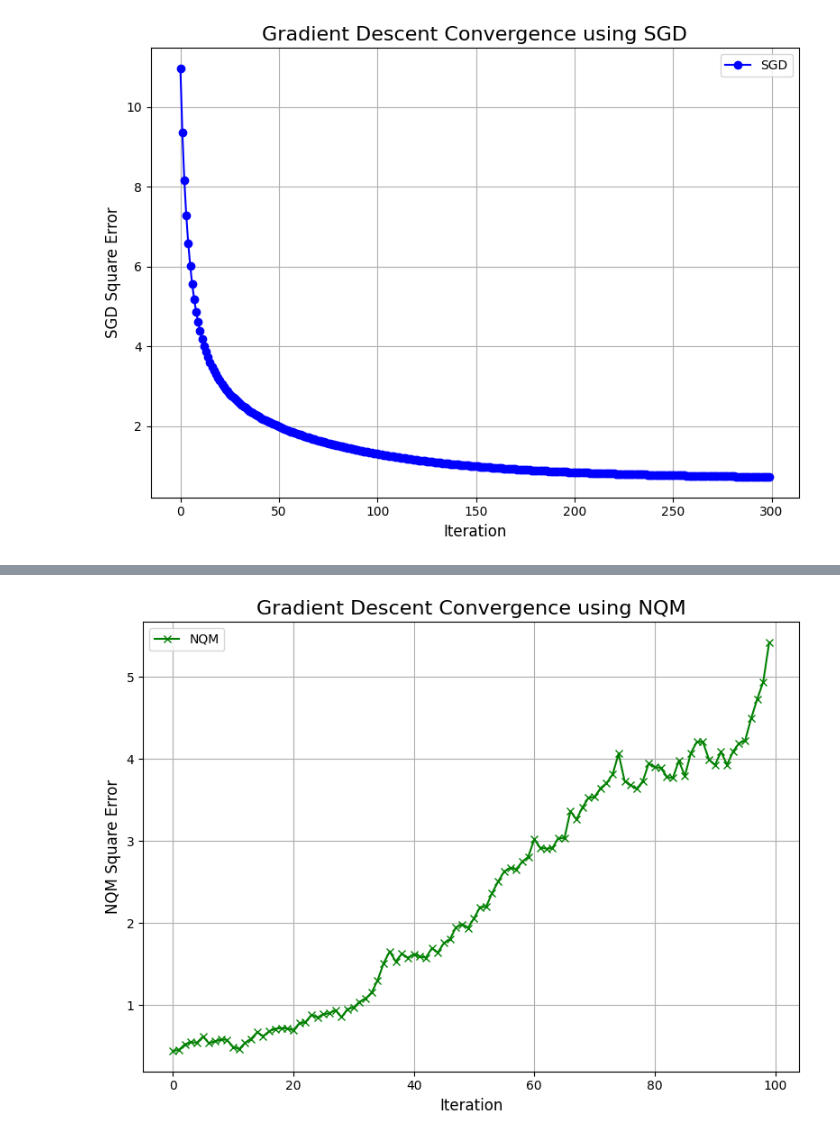
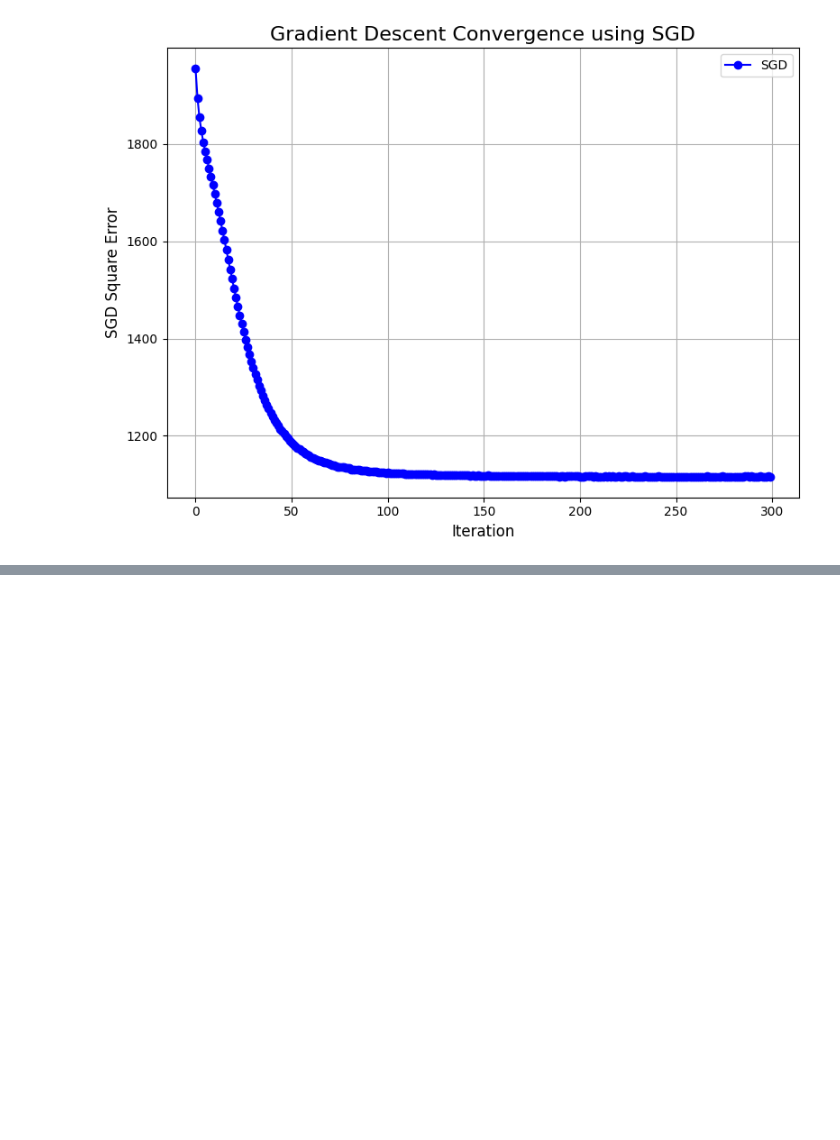
Before and after one commit to Lexaun-chen/STAT-4830-Group-Project, a Jupyter notebook: notebooks/Matrix_Completion_with_SGD_and_NQM.ipynb, the cells around one changed output, grey strips where cells are left out. Cells and saved outputs as stored; diff of their text form; code cells hidden in the pictures; blank space fills up the shorter version.

```diff
--- a/notebooks/Matrix_Completion_with_SGD_and_NQM.ipynb
+++ b/notebooks/Matrix_Completion_with_SGD_and_NQM.ipynb
@@ -384,0 +399,3 @@ NQM Completed Matrix (X_comp):
+# %%
+    df = summarize_results(results, X_original=X, scaled=True)
+    plot_error_bars(df)
@@ -390,7 +426,7 @@ if __name__ == "__main__":
     np.random.seed(1)
 
     # Define matrix dimensions and rank
-    n1, n2, r = 20, 20, 3  # Generate a 20x20 low-rank matrix with rank 3
+    n1, n2, r = 500, 500, 10  # Generate a 100x100 low-rank matrix with rank 3
 
     # Generate a low-rank matrix M
     M = np.random.randn(n1, r) @ np.random.randn(r, n2)
@@ -405,7 +441,7 @@ if __name__ == "__main__":
     data = M.flatten()[Omega]
 
     # Optional: Add noise to simulate real-world data
-    sigma_noise = 0.01  # Noise variance
+    sigma_noise = 1e-6  # Noise variance
     data += sigma_noise * np.random.randn(*data.shape)
 
     # Create the incomplete matrix X with missing values
@@ -417,18 +453,17 @@ if __name__ == "__main__":
     # Scale the data to the range [0, 1] for the non-nan values
     X_scaled = X / np.nanmax(X)
 
-    print("\nOriginal Matrix (with Nans):")
-    print(X)
+    # print("\nOriginal Matrix (with Nans):")
+    # print(X)
 
-    print("\nScaled Matrix (with Nans):")
-    print(X_scaled, "\n")
+    # print("\nScaled Matrix (with Nans):")
+    # print(X_scaled, "\n")
 
     np.random.seed(1)
 
 
-
     #1. Apply SGD
-    mf_sgd = MF(X_scaled, k=2, alpha=0.01, beta=0.1, iterations=300)
+    mf_sgd = MF(X_scaled, k=10, alpha=0.01, beta=0.1, iterations=300)
     sgd_training_process = mf_sgd.train()
 
     # Unscale the predicted matrix to the original scale
@@ -438,10 +473,10 @@ if __name__ == "__main__":
     sgd_X_comp = sgd_X_comp_scaled * np.nanmax(X)
     sgd_X_hat = sgd_X_hat_scaled * np.nanmax(X)
 
-    print("\nSGD Predicted Matrix (X_hat):")
-    print(sgd_X_hat)
-    print("\nSGD Completed Matrix (X_comp):")
-    print(sgd_X_comp)
+    # print("\nSGD Predicted Matrix (X_hat):")
+    # print(sgd_X_hat)
+    # print("\nSGD Completed Matrix (X_comp):")
+    # print(sgd_X_comp)
 
     # Plot the error over iterations
     sgd_iterations, sgd_errors = zip(*sgd_training_process)
@@ -460,35 +495,27 @@ if __name__ == "__main__":
 
 
     # 2. Apply NQM-based Matrix Factorization
-    mf_nqm = MF_NQM(X_scaled, k=3, alpha=0.001, beta=0.1, iterations=100, noise_var=0.001)
-    nqm_training_process = mf_nqm.train()
 
-    # Unscale the predicted matrix to the original scale
-    nqm_X_hat_scaled = mf_nqm.full_matrix()
+    strategy_configs = {
+        "vanilla": {"alpha": 5e-4, "beta": 0.05, "noise_var": 1e-6},
+        "momentum": {"alpha": 5e-4, "beta": 0.05, "noise_var": 1e-6, "momentum": 0.9},
+        "ema": {"alpha": 5e-4, "beta": 0.05, "noise_var": 1e-6, "ema_beta": 0.9}
+    }
 
-    # Replace NaN values in the scaled matrix
-    nqm_X_comp_scaled = mf_nqm.replace_nan(nqm_X_hat_scaled)
+    results = train_multiple_strategies(X_scaled, k=10, iterations=300, strategy_configs=strategy_configs)
 
-    # Rescale the completed matrix back to the original range
-    nqm_X_comp = nqm_X_comp_scaled * np.nanmax(X)
-    nqm_X_hat = nqm_X_hat_scaled * np.nanmax(X)
-
-    print("\nNQM Predicted Matrix (X_hat):")
-    print(nqm_X_hat)
-    print("\nNQM Completed Matrix (X_comp):")
-    print(nqm_X_comp)
-
-    # Extract iteration counts and corresponding errors
-    nqm_iterations, nqm_errors = zip(*nqm_training_process)
-
-    # Plot the error convergence over iterations
-    plt.figure(figsize=(8, 6))
-    plt.plot(nqm_iterations, nqm_errors, marker='x', linestyle='-', color='g', label='NQM')
-    plt.title('Gradient Descent Convergence using NQM', fontsize=16)
-    plt.xlabel('Iteration', fontsize=12)
-    plt.ylabel('NQM Square Error', fontsize=12)
+    plt.figure(figsize=(10, 6))
+    for strategy, result in results.items():
+        iters, errors = zip(*result["history"])
+        plt.plot(iters, errors, label=strategy.capitalize())
+    plt.xlabel("Iteration")
+    plt.ylabel("MSE")
+    plt.title("MF-NQM Training Loss Comparison (Large Scale)")
     plt.grid(True)
-    plt.legend(fontsize=10)
+    plt.legend()
     plt.tight_layout()
     plt.show()
+
+    df = summarize_results(results, X_original=X, scaled=True)
+    plot_error_bars(df)
 # %% [output]
@@ -512 +538 @@ Original Matrix (with Nans):
-[figure, old version]
+[figure, new version]
@@ -530 +555,0 @@ NQM Predicted Matrix (X_hat):
-[figure, removed]
```
Also changed, not shown: parts of 7 cells of this notebook.
